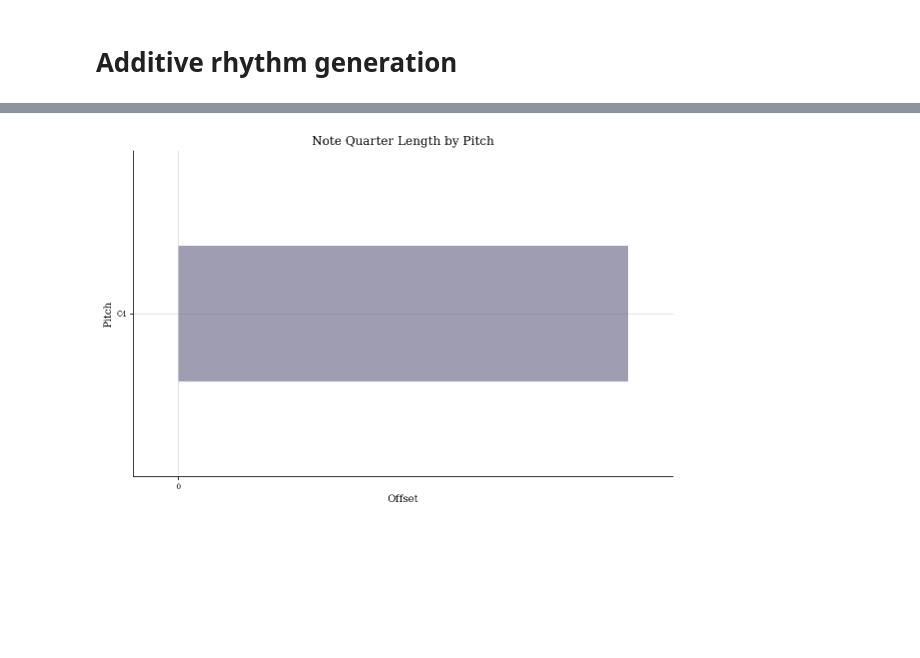
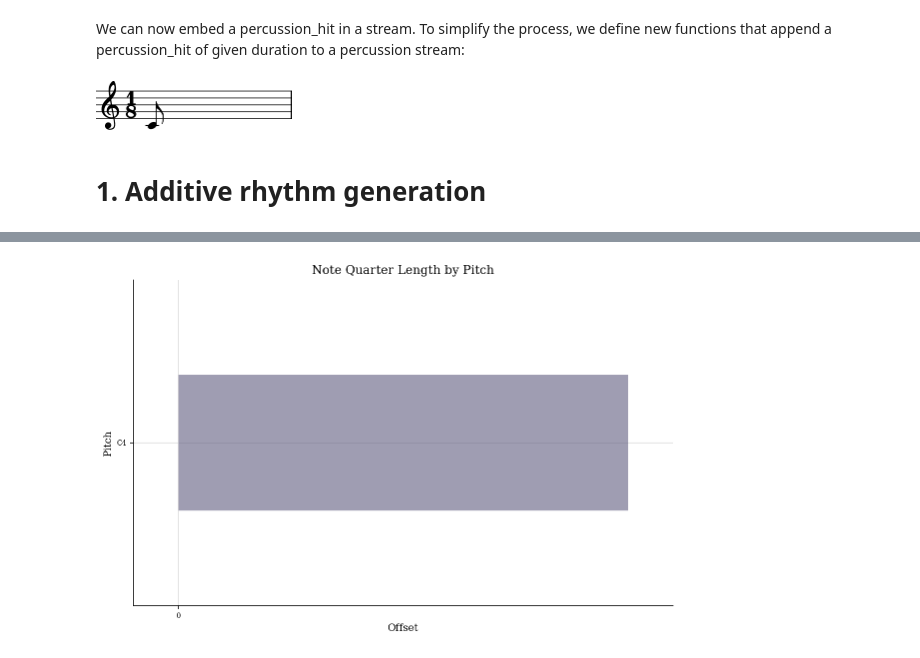
Before and after one commit to GabrieleCecchetti/AlgCompPrep, a Jupyter notebook: Notebook02.ipynb, the cells around one changed output, grey strips where cells are left out. Cells and saved outputs as stored; diff of their text form; code cells hidden in the pictures; blank space fills up the shorter version.

```diff
--- a/Notebook02.ipynb
+++ b/Notebook02.ipynb
@@ -31,39 +83,18 @@ from music21.note import Note
+# %% [markdown]
+We can now embed a percussion_hit in a stream. To simplify the process, we define new functions that append a percussion_hit of given duration to a percussion stream:
 # %%
-#GLOBAL CONSTANTS
-UNIT = 1 #We express duration as fractions of a whole note. Use UNIT = 1/4 to express durations as fractions of quarter-notes
-
-
-#HELPER FUNCTIONS
-def play(score):
-    #Shortcut to play a stream
-    midi.realtime.StreamPlayer(score).play()
-
-def percussion_hit(duration, pitch = "C4"):
-    #Create Note object for percussion hits (default pitch is C4)
-    return Note(pitch, quarterLength = duration*(4*UNIT))
-
-def create_percussion(time_sig = None):
-    #Initialize a percussion stream with Woodblock timbre
-    #If time signature is None, no measure splits
-    if time_sig == None:
-        drumPart = stream.Measure()
+def append_event(duration, original_stream, rest = False):
+    #Returns a new_stream obtained by appending a rhythmical event or a rest of given duration to the original_stream
+    new_stream = original_stream
+    if rest:
+        new_stream.append(note.Rest(quarterLength = duration*(4*UNIT)))
     else:
-        drumPart = stream.Stream()
-        drumPart.timeSignature = meter.TimeSignature(time_sig)
-
-    drumPart.insert(0, instrument.Woodblock())
-    return drumPart
-
-def append_event(duration, original_stream):
-    #Append a rhythmical event of given duration to the given stream
-    new_stream = original_stream
-    new_stream.append(percussion_hit(duration))
+        new_stream.append(percussion_hit(duration))
     return new_stream
-
-def append_rest(duration, original_stream):
-    #Append a rhythmical event of given duration to the given stream
-    new_stream = original_stream
-    new_stream.append(note.Rest(quarterLength = duration*(4*UNIT)))
-    return new_stream
+# %%
+m = create_percussion()
+append_event(1/8, m).show()
+# %% [output]
+[figure, added]
 # %% [markdown]
-# Additive rhythm generation
+# 1. Additive rhythm generation
```
Also changed, not shown: parts of 38 cells of this notebook.
